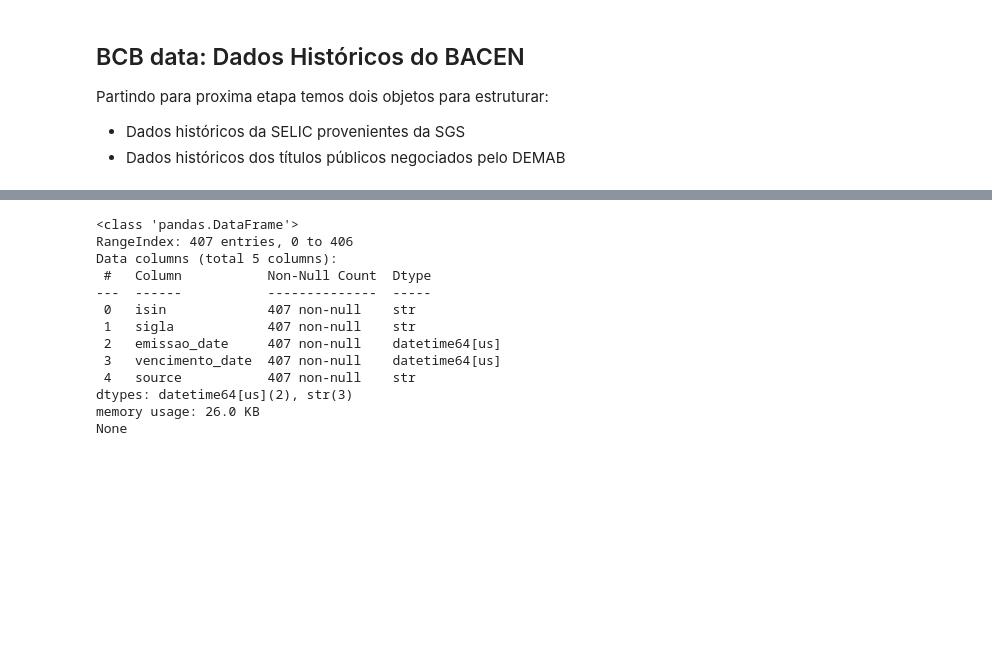
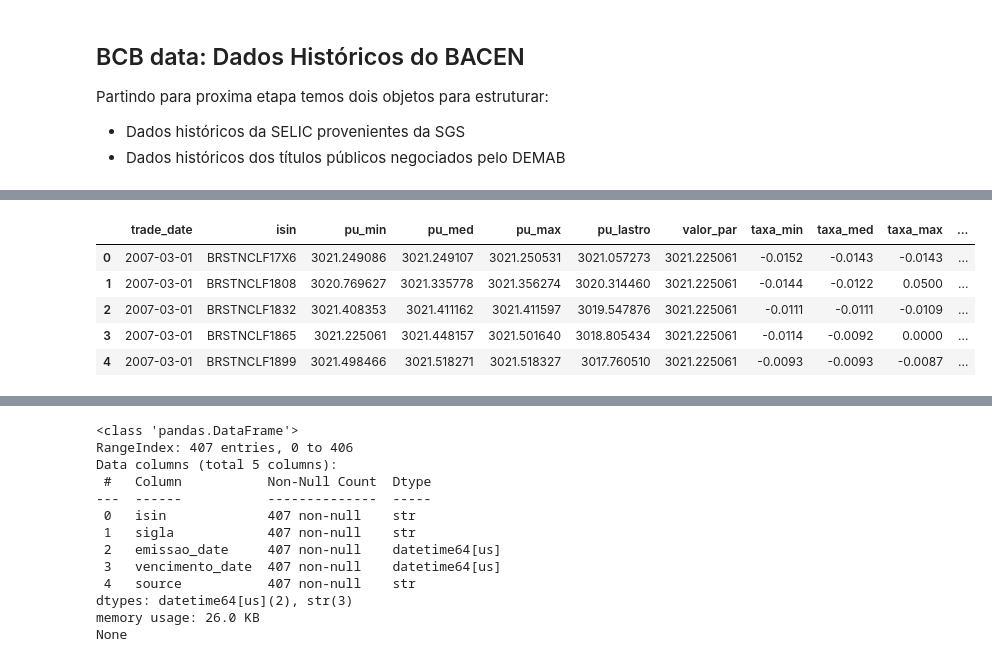
Before and after one commit to JuanRocha01/ML-ETTJ26, a Jupyter notebook: study/refined.ipynb, the cells around one changed output, grey strips where cells are left out. Saved outputs shown, nothing was run; the diff lists cells and outputs as text; code cells hidden in the pictures; blank space fills up the shorter version.

```diff
--- a/study/refined.ipynb
+++ b/study/refined.ipynb
@@ -169,4 +219,14 @@ DuckDB criado em: C:\Users\Dell\OneDrive\Documentos\GitHub\ML-ETTJ26\data\duckdb
 # %%
+import os
+path_data = "C:/Users/Dell/OneDrive/Documentos/GitHub/ML-ETTJ26/data"
 path_demab = os.path.join(path_data, "02_trusted", "bcb", "demab")
 path_demab_quotes = os.path.join(path_demab,  "quotes_daily", "*.parquet" )
 path_demab_masters = os.path.join(path_demab,  "instruments.parquet" )
+
+df_demab_ref = con.execute(f"""
+    SELECT *
+    FROM read_parquet('{path_demab_quotes}') AS quotes
+    JOIN read_parquet('{path_demab_masters}') AS masters
+    USING (isin)
+    """).df()
+df_demab_ref.info()
@@ -173 +251,10 @@ path_demab_masters = os.path.join(path_demab,  "instruments.parquet" )
+# %%
+df_demab_ref.head()
+# %% [output]
+|  | trade_date | isin | pu_min | pu_med | pu_max | pu_lastro | valor_par | taxa_min | taxa_med | taxa_max | ... |
+| 0 | 2007-03-01 | BRSTNCLF17X6 | 3021.249086 | 3021.249107 | 3021.250531 | 3021.057273 | 3021.225061 | -0.0152 | -0.0143 | -0.0143 | ... |
+| 1 | 2007-03-01 | BRSTNCLF1808 | 3020.769627 | 3021.335778 | 3021.356274 | 3020.314460 | 3021.225061 | -0.0144 | -0.0122 | 0.0500 | ... |
+| 2 | 2007-03-01 | BRSTNCLF1832 | 3021.408353 | 3021.411162 | 3021.411597 | 3019.547876 | 3021.225061 | -0.0111 | -0.0111 | -0.0109 | ... |
+| 3 | 2007-03-01 | BRSTNCLF1865 | 3021.225061 | 3021.448157 | 3021.501640 | 3018.805434 | 3021.225061 | -0.0114 | -0.0092 | 0.0000 | ... |
+| 4 | 2007-03-01 | BRSTNCLF1899 | 3021.498466 | 3021.518271 | 3021.518327 | 3017.760510 | 3021.225061 | -0.0093 | -0.0093 | -0.0087 | ... |
 # %%
```
Also changed, not shown: parts of 14 cells of this notebook, 7 other files.
